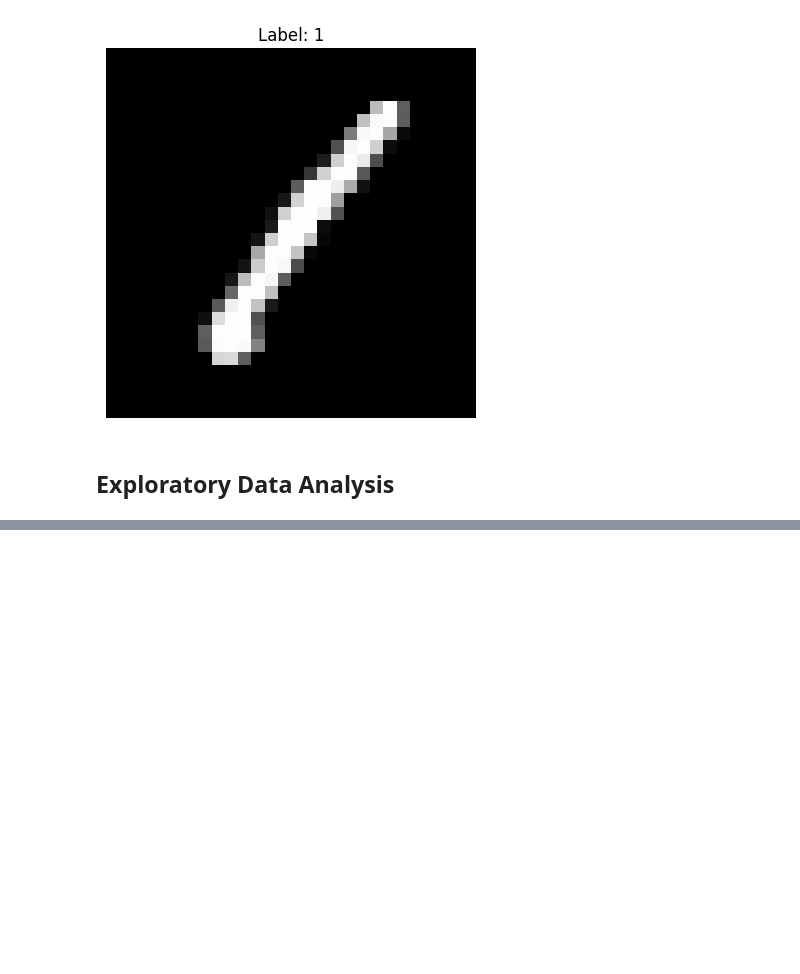
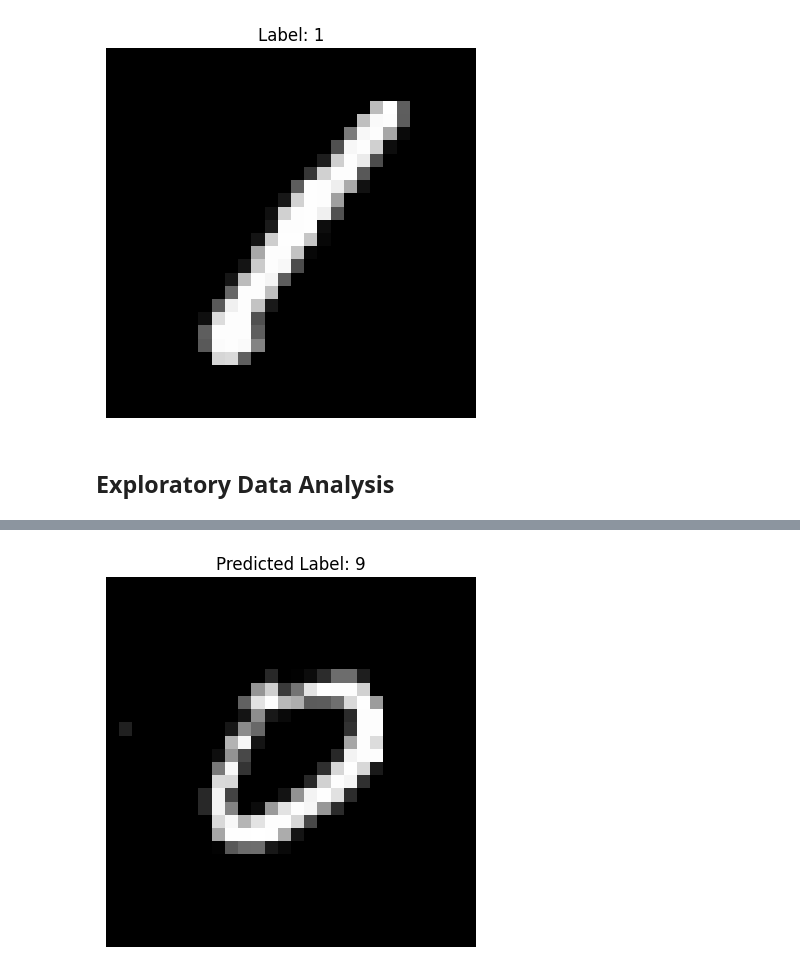
Before and after one commit to YouKnowJoey/digit-recognizer-computer-vision, a Jupyter notebook: digit_recognizer.ipynb, the cells around one changed output, grey strips where cells are left out. Drawn from its saved outputs; the diff is of its cells as text; code cells hidden in the pictures; blank space fills up the shorter version.

```diff
--- a/digit_recognizer.ipynb
+++ b/digit_recognizer.ipynb
@@ -50,0 +324,8 @@ plt.show()
+# %%
+'''
+Load Test Data
+'''
+
+# Normalize and reshape
+X_test = test.values / 255.0
+X_test_tensor = torch.tensor(X_test, dtype=torch.float32).reshape(-1, 1, 28, 28)
@@ -50,0 +405,9 @@ plt.show()
+# %%
+# Check image from test set
+test_image = X_test_tensor[3].cpu().numpy().reshape(28, 28)
+plt.imshow(test_image, cmap='gray')
+plt.title(f"Predicted Label: {predictions[3]}")
+plt.axis('off')
+plt.show()
+# %% [output]
+[figure, added]
```
Also changed, not shown: parts of 21 cells of this notebook.
